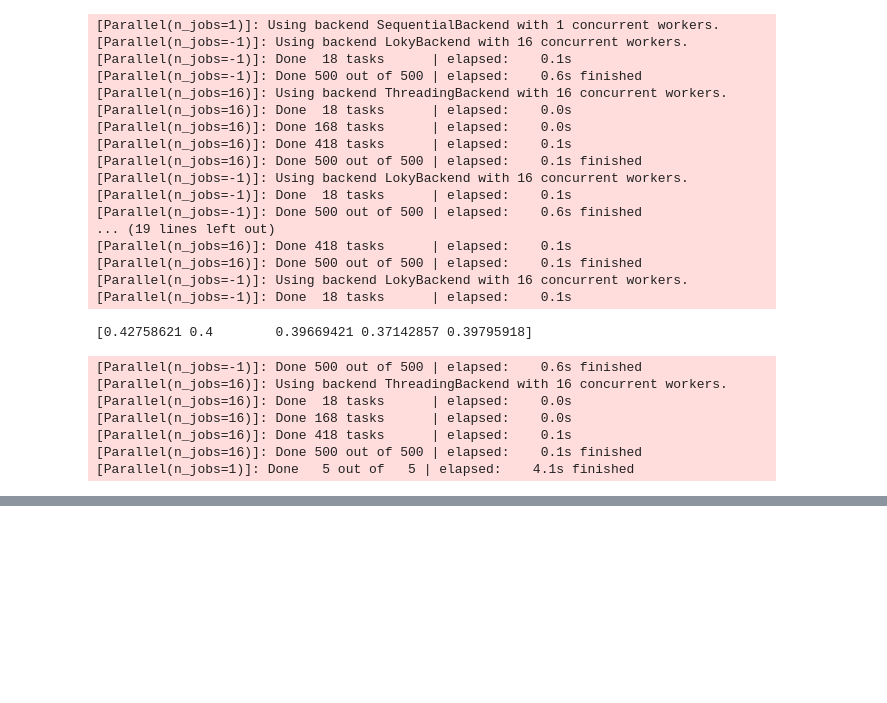
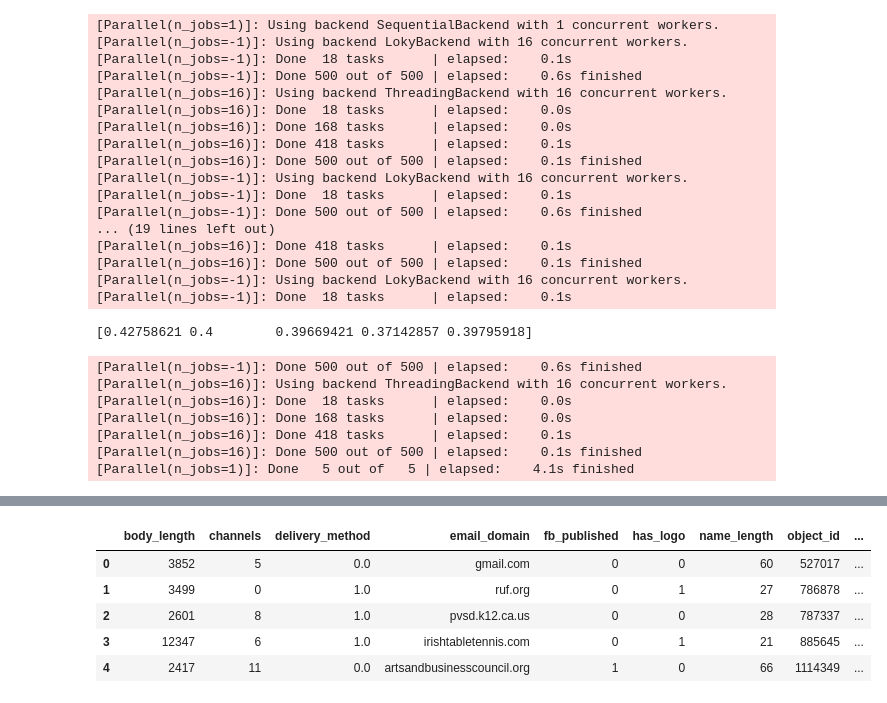
Before and after one commit to gverploeg/Fraud_Detection-, a Jupyter notebook: Sanchez_notebook.ipynb, the cells around one changed output, grey strips where cells are left out. Cells and saved outputs as stored; diff of their text form; code cells hidden in the pictures; blank space fills up the shorter version.

Commit message:
saved columns file

```diff
--- a/Sanchez_notebook.ipynb
+++ b/Sanchez_notebook.ipynb
@@ -229,0 +350,2 @@ Name: approx_payout_date, Length: 1293, dtype: datetime64[ns]
+# %%
+model_cols.has_header.fillna('UNK', inplace=True)
@@ -229,0 +377,15 @@ Name: approx_payout_date, Length: 1293, dtype: datetime64[ns]
+# %%
+dummy_cols = pd.get_dummies(model_cols, columns=['has_header'], dummy_na=True)
+# %%
+dummy_cols.drop(['country', 'currency', 'previous_payouts'], axis=1, inplace=True)
+# %%
+dummy_cols.drop('time_diff', axis=1, inplace=True)
+# %%
+dummy_cols.head()
+# %% [output]
+|  | body_length | channels | delivery_method | email_domain | fb_published | has_logo | name_length | object_id | ... |
+| 0 | 3852 | 5 | 0.0 | gmail.com | 0 | 0 | 60 | 527017 | ... |
+| 1 | 3499 | 0 | 1.0 | ruf.org | 0 | 1 | 27 | 786878 | ... |
+| 2 | 2601 | 8 | 1.0 | pvsd.k12.ca.us | 0 | 0 | 28 | 787337 | ... |
+| 3 | 12347 | 6 | 1.0 | irishtabletennis.com | 0 | 1 | 21 | 885645 | ... |
+| 4 | 2417 | 11 | 0.0 | artsandbusinesscouncil.org | 1 | 0 | 66 | 1114349 | ... |
```
Also changed, not shown: parts of 52 cells of this notebook, 2 other files.
